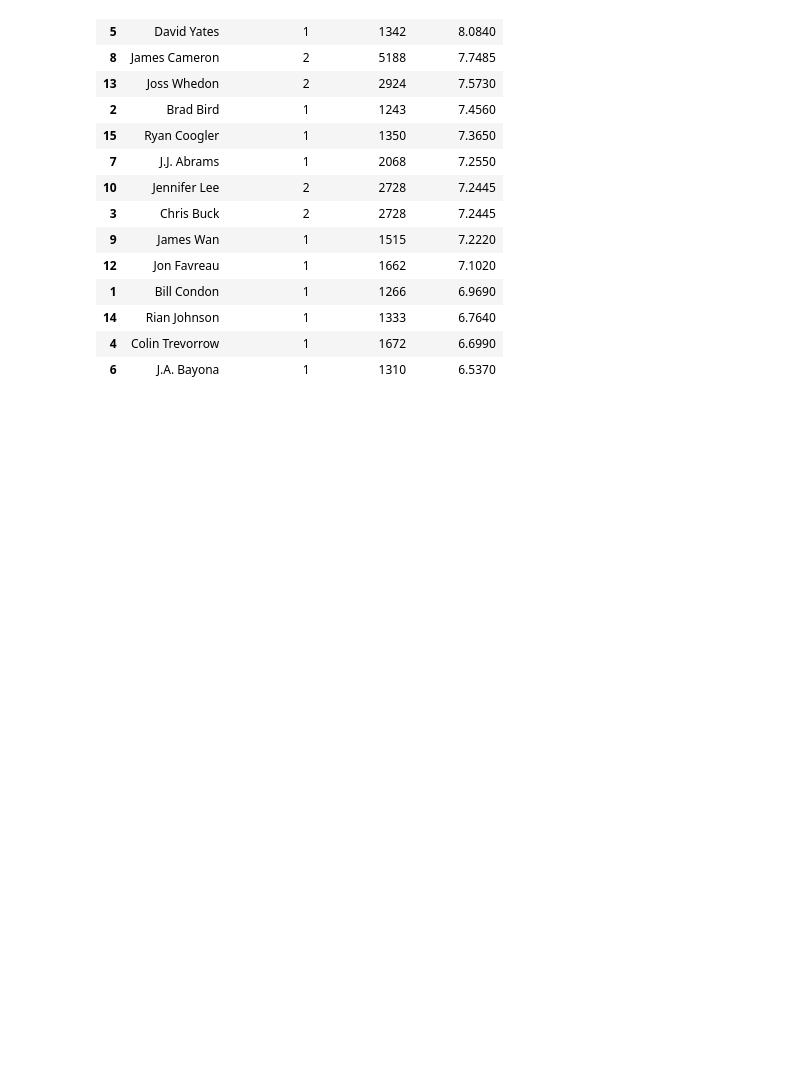
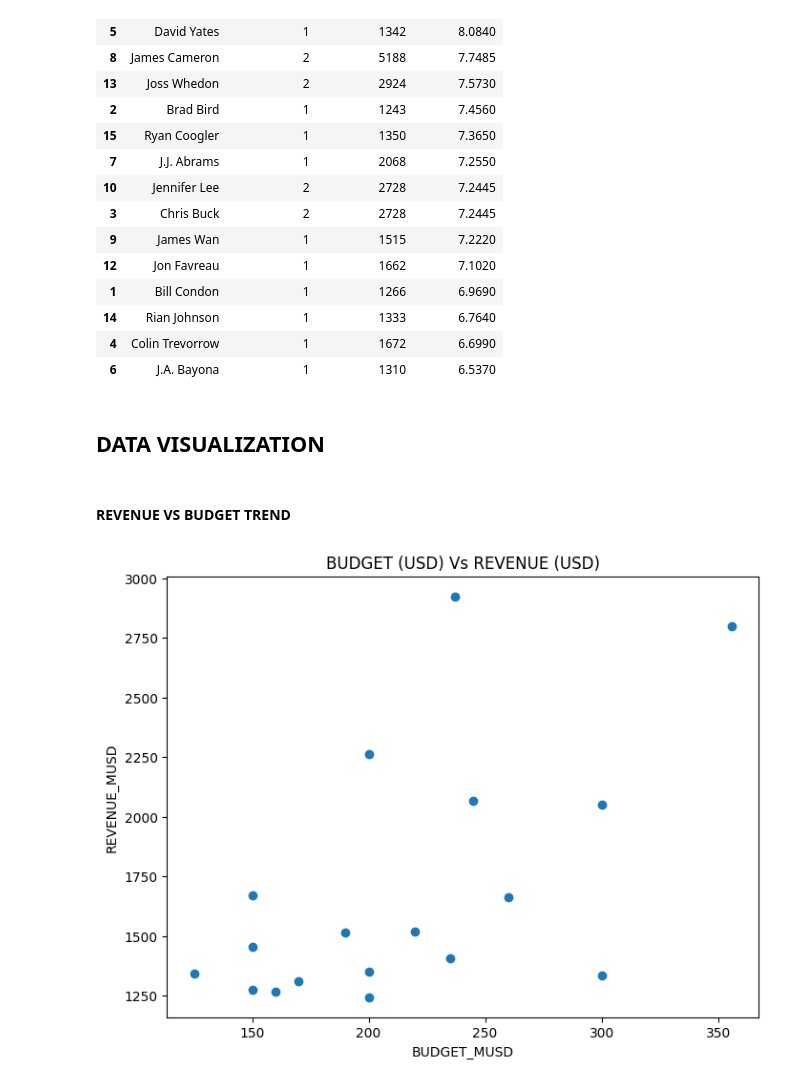
Before and after one commit to PercyAyimbilaNsolemna/TMDB_Movie_Data_Analysis, a Jupyter notebook: Notebook/movieAnalysis.ipynb, the cells around one changed output. Saved outputs shown, nothing was run; the diff lists cells and outputs as text; code cells hidden in the pictures; blank space fills up the shorter version.

```diff
--- a/Notebook/movieAnalysis.ipynb
+++ b/Notebook/movieAnalysis.ipynb
@@ -1184,3 +1188,11 @@ director_statistics.sort_values(by="mean_rating", ascending=False)
 | 14 | Rian Johnson | 1 | 1333 | 6.7640 |
 | 4 | Colin Trevorrow | 1 | 1672 | 6.6990 |
 | 6 | J.A. Bayona | 1 | 1310 | 6.5370 |
+# %% [markdown]
+## **DATA VISUALIZATION**
+# %% [markdown]
+#### **REVENUE VS BUDGET TREND**
+# %%
+trendVisuals(data=movie_data, column1="budget_musd", column2="revenue_musd", title="BUDGET (USD) Vs REVENUE (USD)")
+# %% [output]
+[figure, added]
```
Also changed, not shown: parts of 25 cells of this notebook, 1 other file.
